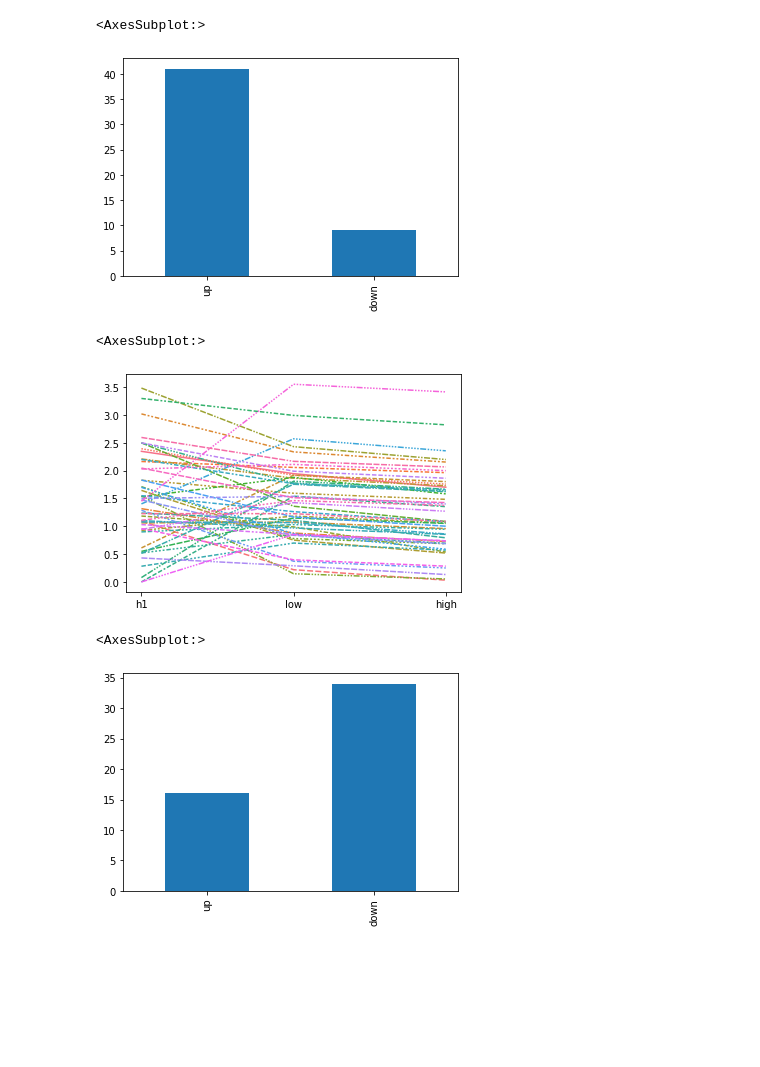
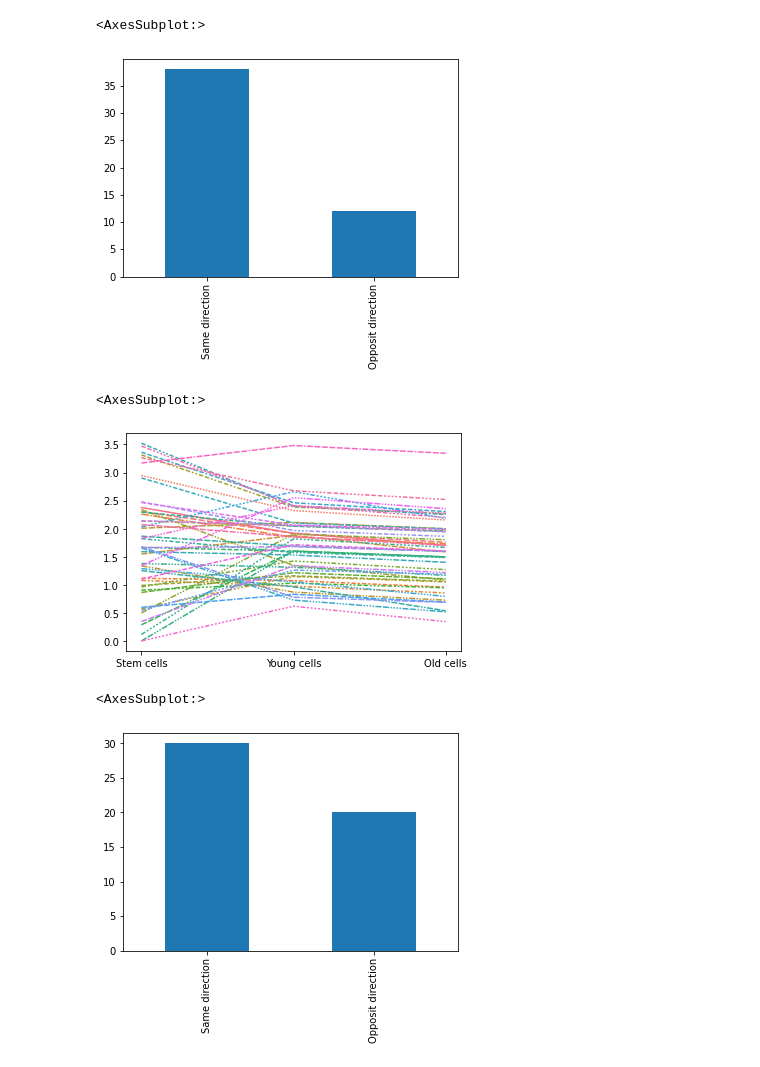
Before and after one commit to moqri/aging_2021, a Jupyter notebook: rna.ipynb, the cells around one changed output. Saved outputs shown, nothing was run; the diff lists cells and outputs as text; code cells hidden in the pictures; blank space fills up the shorter version.

```diff
--- a/rna.ipynb
+++ b/rna.ipynb
@@ -42,4 +138,9 @@ fib=df.drop('age')
+# %%
+h['TPM']=h[['h1','h9']].mean(1)
+# %%
+cor=fib.corrwith(fib.age,method='spearman')
+fib=df.drop('age')
 # %%
-fib=fib.loc[fib.index.intersection(h1.index)]
+fib=fib.loc[fib.index.intersection(h.index)]
 # %%
-fib['h1']=np.log10(h1.loc[fib.index].TPM+1)
+fib['h']=np.log10(h.loc[fib.index].TPM+1)
@@ -52,20 +192,23 @@ sn.lineplot(data=data[['h1','low','high']].T,legend=False)
 # %%
-data['up']=data['h1']<data['mid']
-data['down']=data['h1']>data['mid']
-data.sum()[['up','down']].plot(kind='bar')
+data=fib.loc[cor[cor.index.intersection(fib.index)].sort_values().dropna().tail(50).index]
+data['Same direction']=data['h']<data['mid']
+data['Opposit direction']=data['h']>data['mid']
+data.sum()[['Same direction','Opposit direction']].plot(kind='bar')
 # %% [output]
 <AxesSubplot:>
-[figure, old version]
+[figure, new version]
 # %%
-data=fib.loc[cor.dropna().sort_values().drop('age').head(50).index]
-sn.lineplot(data=data[['h1','low','high']].T,legend=False)
+data=fib.loc[cor[cor.index.intersection(fib.index)].sort_values().dropna().head(50).index][['h','low','high']]
+data.columns=['Stem cells','Young cells','Old cells']
+sn.lineplot(data=data.T,legend=False)
 # %% [output]
 <AxesSubplot:>
-[figure, old version]
+[figure, new version]
 # %%
-data['up']=data['h1']<data['mid']
-data['down']=data['h1']>data['mid']
-data.sum()[['up','down']].plot(kind='bar')
+data=fib.loc[cor[cor.index.intersection(fib.index)].sort_values().dropna().head(50).index]
+data['Opposit direction']=data['h']<data['mid']
+data['Same direction']=data['h']>data['mid']
+data.sum()[['Same direction','Opposit direction']].plot(kind='bar')
 # %% [output]
 <AxesSubplot:>
-[figure, old version]
+[figure, new version]
```
Also changed, not shown: parts of 34 cells of this notebook, 5 other files.
